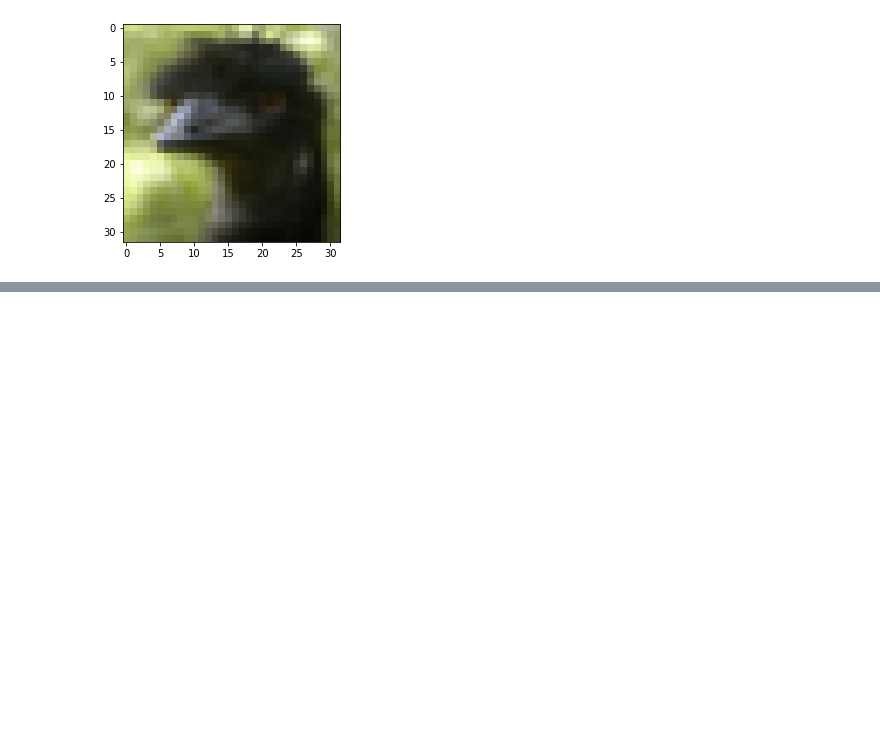
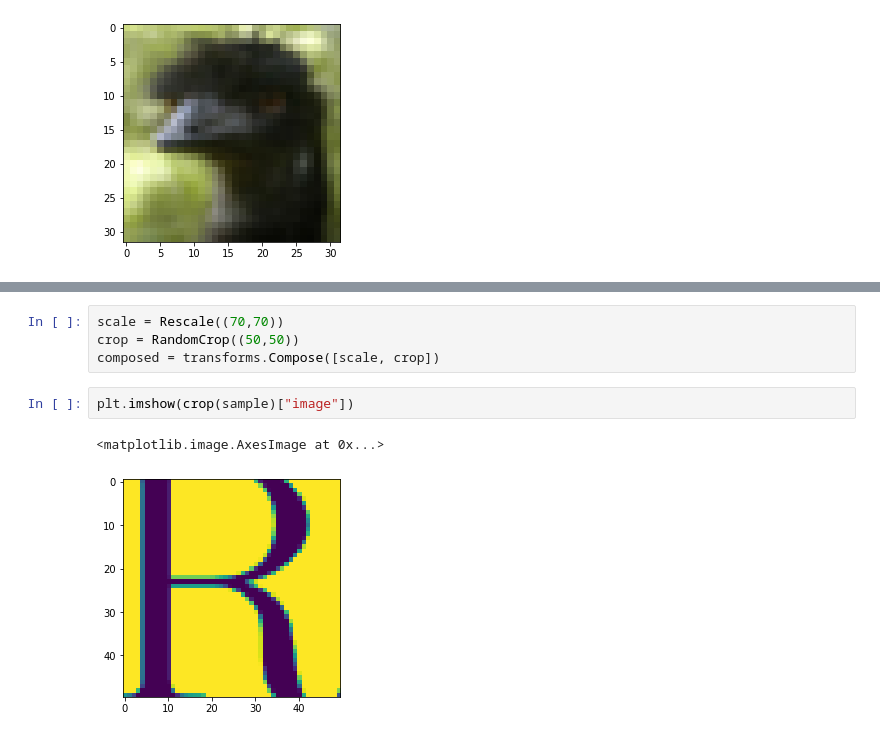
Before and after one commit to ltrujello/RTeXEngineering, a Jupyter notebook: word_extraction.ipynb, the cells around one changed output, grey strips where cells are left out. Drawn from its saved outputs; the diff is of its cells as text; blank space fills up the shorter version.

```diff
--- a/word_extraction.ipynb
+++ b/word_extraction.ipynb
@@ -169,0 +278,9 @@ ModuleNotFoundError: No module named 'pandas'
+# %%
+scale = Rescale((70,70))
+crop = RandomCrop((50,50))
+composed = transforms.Compose([scale, crop])
+# %%
+plt.imshow(crop(sample)["image"])
+# %% [output]
+<matplotlib.image.AxesImage at 0x...>
+[figure, added]
```
Also changed, not shown: parts of 7 cells of this notebook, 3 other files.
